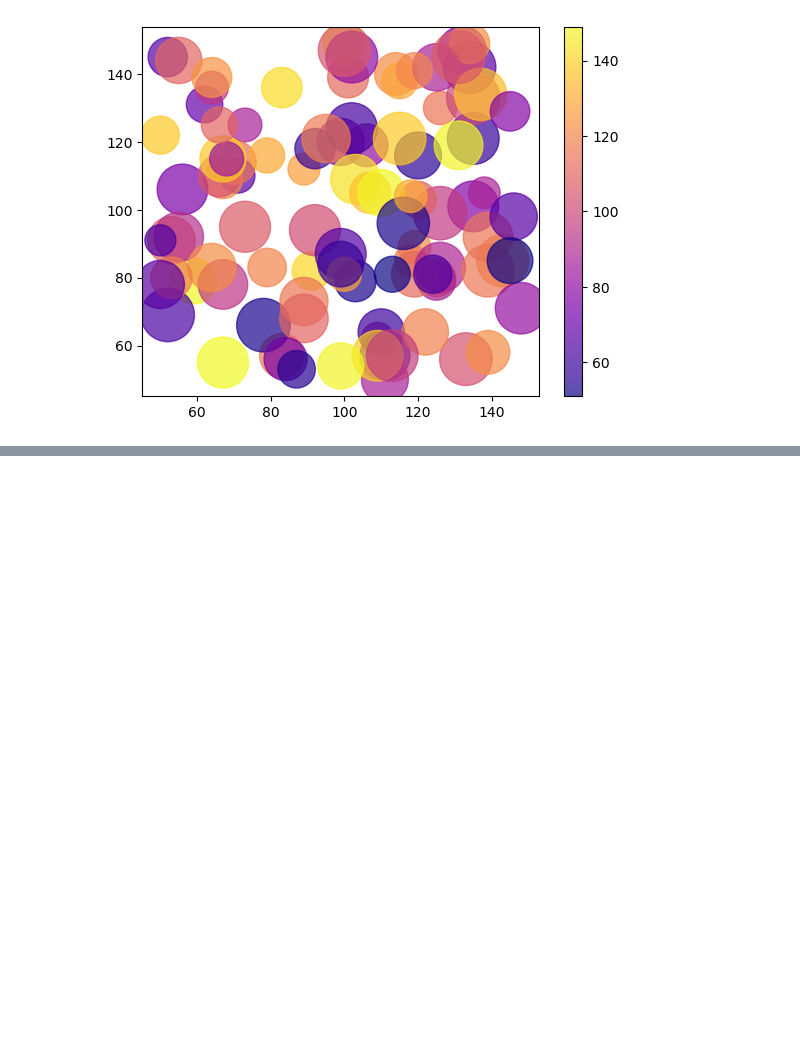
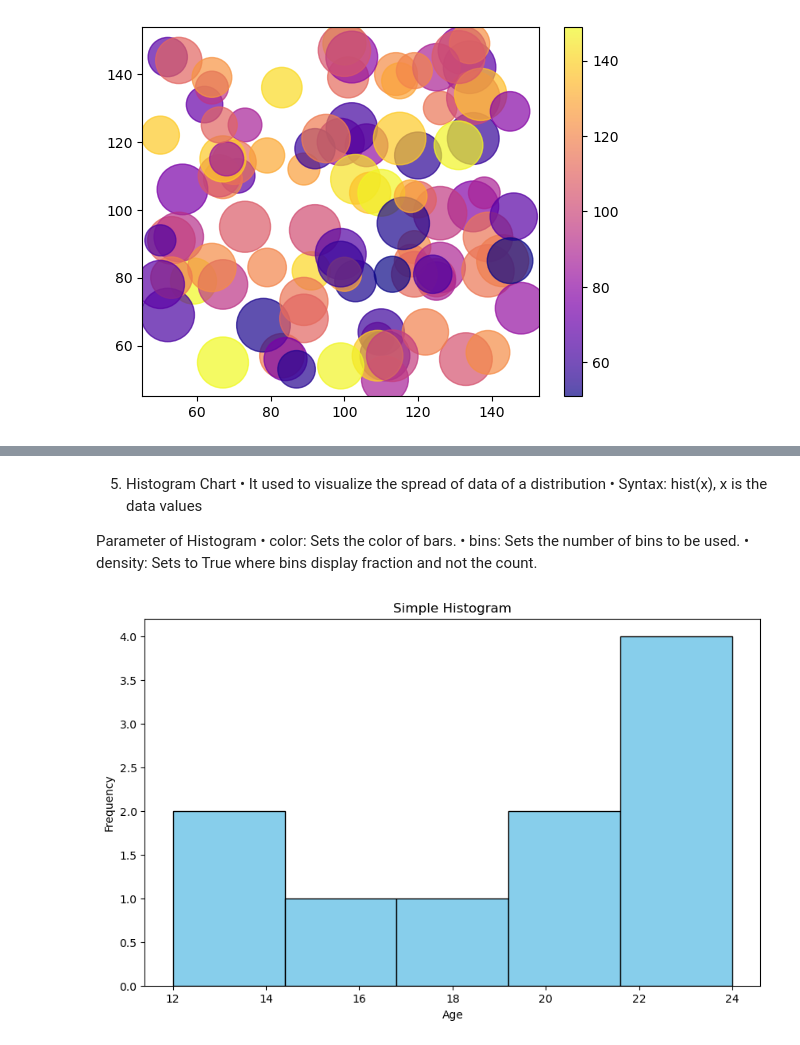
Before and after one commit to abhinavteja2005/Python-lab, a Jupyter notebook: Python lab 3/multiple_plots.ipynb, the cells around one changed output, grey strips where cells are left out. Saved outputs shown, nothing was run; the diff lists cells and outputs as text; code cells hidden in the pictures; blank space fills up the shorter version.

```diff
--- a/Python lab 3/multiple_plots.ipynb
+++ b/Python lab 3/multiple_plots.ipynb
@@ -163,0 +222,26 @@ plt.show()
+# %% [markdown]
+5. Histogram Chart
+• It used to visualize the spread of data of a distribution
+• Syntax: hist(x), x is the data values
+
+Parameter of Histogram
+• color: Sets the color of bars.
+• bins: Sets the number of bins to be used.
+• density: Sets to True where bins display fraction and not the count.
+# %%
+# Example data (e.g., ages of 10 people)
+x = [12, 15, 12, 18, 20, 20, 22, 22, 22, 24]
+fig = plt.figure(figsize=(10, 6))
+ax = fig.add_subplot()
+ax.set(title='Simple Histogram',
+xlabel='Age',
+ylabel='Frequency')
+# Create a basic histogram
+ax.hist(x, # Data values
+    color='skyblue', # Color of the bars
+    bins=5, # Number of bins (divisions)
+    edgecolor='black') # Color of the edge of bars
+
+plt.show()
+# %% [output]
+[figure, added]
```
Also changed, not shown: parts of 9 cells of this notebook.
